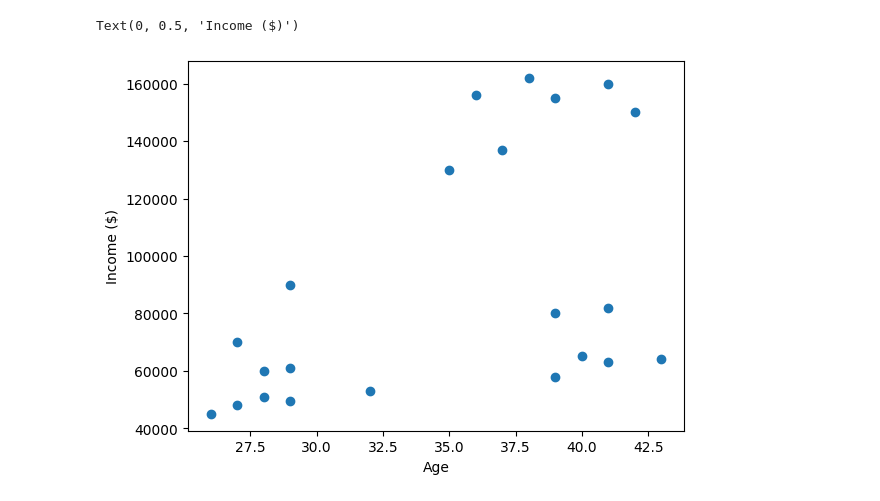
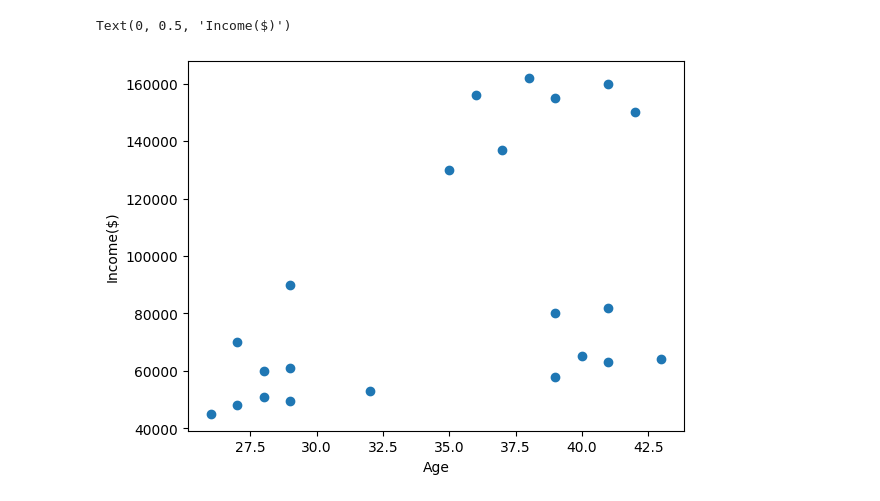
Before and after one commit to TARUN965/ML_with_flask, a Jupyter notebook: 13_Kmeans_tutorial.ipynb, the cells around one changed output. Saved outputs shown, nothing was run; the diff lists cells and outputs as text; code cells hidden in the pictures.

```diff
--- a/13_Kmeans_tutorial.ipynb
+++ b/13_Kmeans_tutorial.ipynb
@@ -14,2 +17,3 @@ Mounted at /content/drive
 # %%
-file_path = "/content/income.csv"
+df = pd.read_csv('/content/drive/MyDrive/income.csv')
+df
@@ -16,10 +38,7 @@ file_path = "/content/income.csv"
-# %%
-df = pd.read_csv(file_path)
 # %%
-df = pd.read_csv(file_path)
 plt.scatter(df.Age,df['Income($)'])
 plt.xlabel('Age')
-plt.ylabel('Income ($)')
+plt.ylabel('Income($)')
 # %% [output]
-Text(0, 0.5, 'Income ($)')
+Text(0, 0.5, 'Income($)')
-[figure, old version]
+[figure, new version]
```
Also changed, not shown: parts of 10 cells of this notebook.
